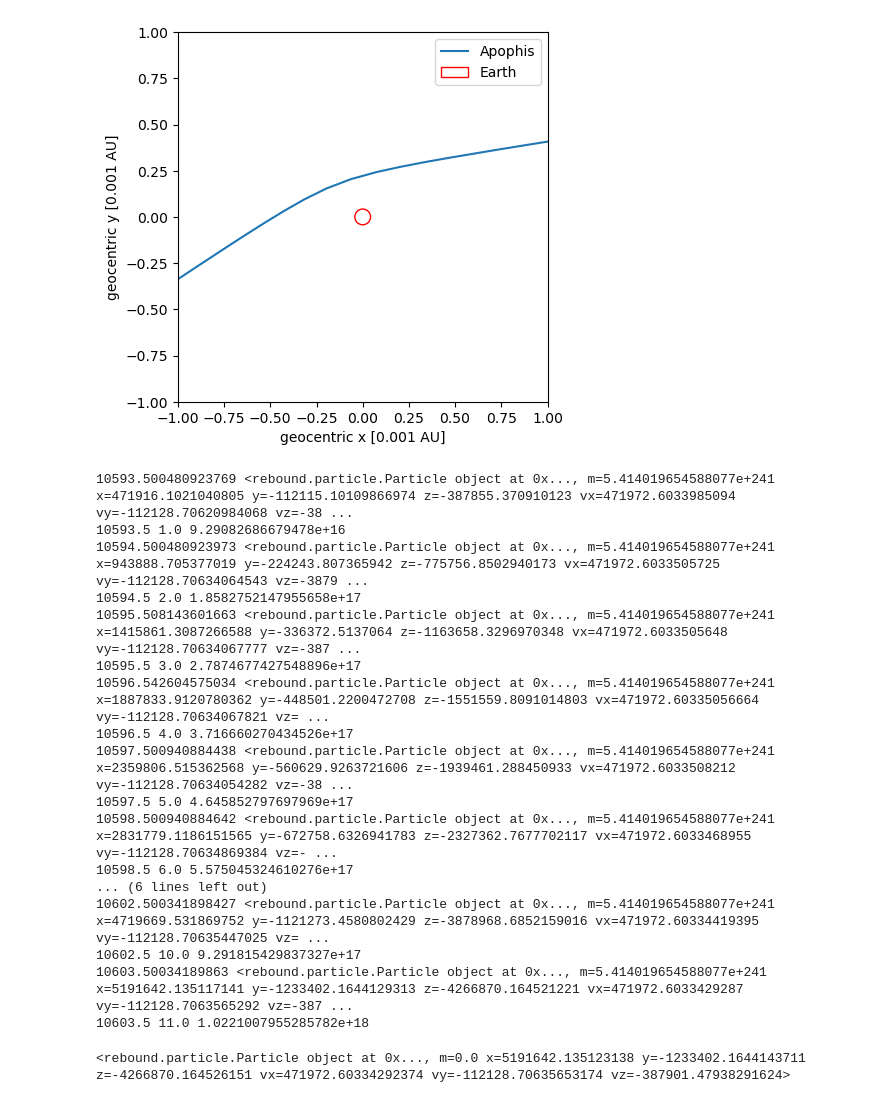
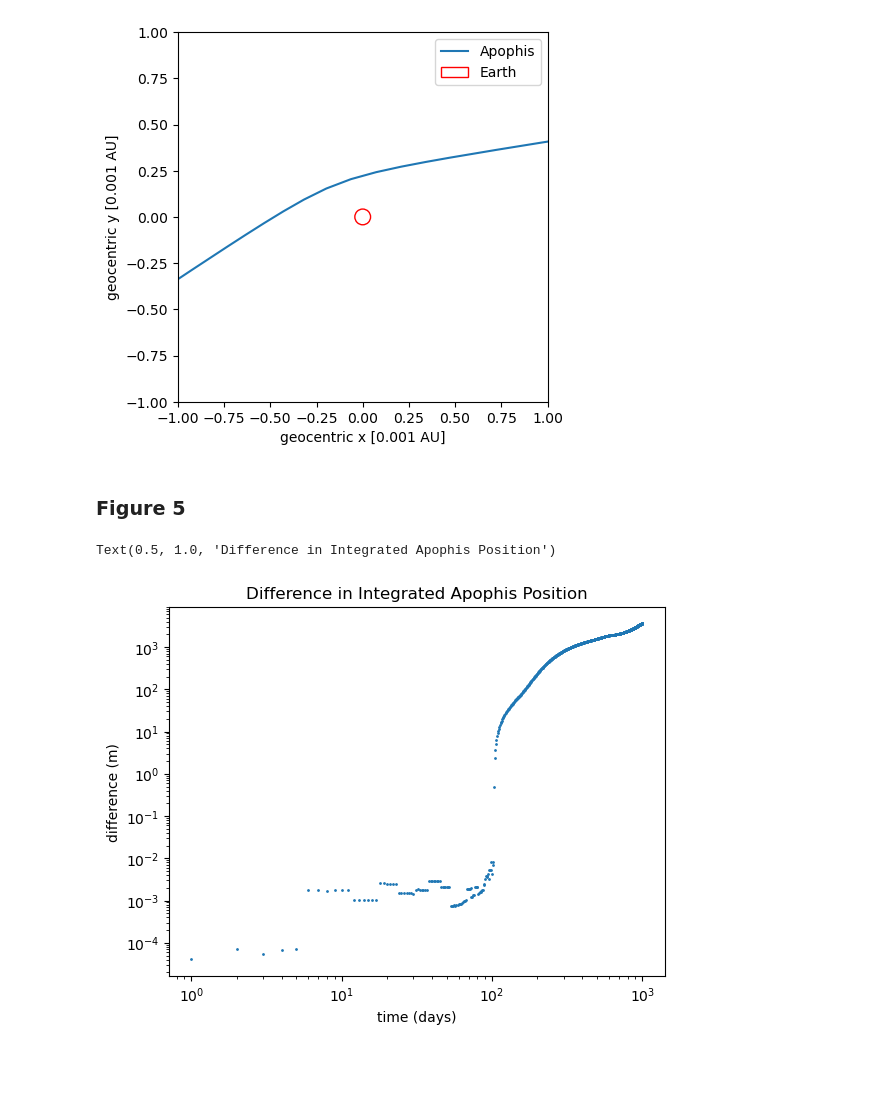
Before and after one commit to matthewholman/assist, a Jupyter notebook: jupyter_examples/publication_figures.ipynb, the cells around one changed output. Drawn from its saved outputs; the diff is of its cells as text; code cells hidden in the pictures; blank space fills up the shorter version.

Commit message:
Added more figures.

```diff
--- a/jupyter_examples/publication_figures.ipynb
+++ b/jupyter_examples/publication_figures.ipynb
@@ -238,6 +242,8 @@ ax.add_patch(c)
 ax.legend();
 # %% [output]
 [figure]
+# %% [markdown]
+### Figure 5
 # %%
 t_initial = 2462137.5 - ephem.jd_ref # Julian Days relative to jd_ref
 
@@ -248,5 +254,6 @@ apophis_initial_helio = rebound.Particle(x = -5.450770368702937E-01, # AU
                                          vy= -5.791529394125580E-03,
                                          vz= -2.503280483635055E-03)
 
+sun_initial = ephem.get_particle("sun", t_initial)
 # convert from heliocentric to barycentric coordinates
 apophis_initial = apophis_initial_helio + sun_initial
@@ -260,8 +269,9 @@ sim.t = t_initial
 sim.dt = 1.0
 sim.ri_ias15.min_dt = 0.001
 ex = assist.Extras(sim, ephem)
-ex.particle_params = np.array([4.999999873689E-13, -2.901085508711E-14, 0.0])
 
+params = np.array([4.999999873689E-13, -2.901085508711E-14, 0.0])
+ex.particle_params = params
 
 res = []
 with open('apophis_sb_daily_v2.txt') as file:
@@ -269,8 +279,7 @@ with open('apophis_sb_daily_v2.txt') as file:
     file.readline()
     file.readline()
     for i, line in enumerate(file):
-        if i>10:
-            break
+
         trange = float(line.split()[0])
         vec = np.array(line.rstrip().split()[-3:], dtype=np.double)
 
@@ -278,31 +287,20 @@ with open('apophis_sb_daily_v2.txt') as file:
         ex.integrate_or_interpolate(t_target)
 
         apophis = sim.particles[0]
-        print(sim.t, apophis)
 
         sun = ephem.get_particle("sun", t_target)
         apophis_sb=vec/au_km + np.array([sun.x, sun.y, sun.z])
         diff = np.linalg.norm(apophis.xyz - apophis_sb)*au2m
-        print(t_target, trange, diff)
+        res.append((trange, diff))
+
+res=np.array(res)
-# %% [output]
-10593.500480923769 <rebound.particle.Particle object at 0x..., m=5.414019654588077e+241 x=471916.1021040805 y=-112115.10109866974 z=-387855.370910123 vx=471972.6033985094 vy=-112128.70620984068 vz=-38 ...
-10593.5 1.0 9.29082686679478e+16
-10594.500480923973 <rebound.particle.Particle object at 0x..., m=5.414019654588077e+241 x=943888.705377019 y=-224243.807365942 z=-775756.8502940173 vx=471972.6033505725 vy=-112128.70634064543 vz=-3879 ...
-10594.5 2.0 1.8582752147955658e+17
-10595.508143601663 <rebound.particle.Particle object at 0x..., m=5.414019654588077e+241 x=1415861.3087266588 y=-336372.5137064 z=-1163658.3296970348 vx=471972.6033505648 vy=-112128.70634067777 vz=-387 ...
-10595.5 3.0 2.7874677427548896e+17
-10596.542604575034 <rebound.particle.Particle object at 0x..., m=5.414019654588077e+241 x=1887833.9120780362 y=-448501.2200472708 z=-1551559.8091014803 vx=471972.60335056664 vy=-112128.70634067821 vz= ...
-10596.5 4.0 3.716660270434526e+17
-10597.500940884438 <rebound.particle.Particle object at 0x..., m=5.414019654588077e+241 x=2359806.515362568 y=-560629.9263721606 z=-1939461.288450933 vx=471972.6033508212 vy=-112128.70634054282 vz=-38 ...
-10597.5 5.0 4.645852797697969e+17
-10598.500940884642 <rebound.particle.Particle object at 0x..., m=5.414019654588077e+241 x=2831779.1186151565 y=-672758.6326941783 z=-2327362.7677702117 vx=471972.6033468955 vy=-112128.70634869384 vz=- ...
-10598.5 6.0 5.575045324610276e+17
-... (6 lines left out)
-10602.500341898427 <rebound.particle.Particle object at 0x..., m=5.414019654588077e+241 x=4719669.531869752 y=-1121273.4580802429 z=-3878968.6852159016 vx=471972.60334419395 vy=-112128.70635447025 vz= ...
-10602.5 10.0 9.291815429837327e+17
-10603.50034189863 <rebound.particle.Particle object at 0x..., m=5.414019654588077e+241 x=5191642.135117141 y=-1233402.1644129313 z=-4266870.164521221 vx=471972.6033429287 vy=-112128.7063565292 vz=-387 ...
-10603.5 11.0 1.0221007955285782e+18
-# %%
-sim.particles[0]
-# %% [output]
-<rebound.particle.Particle object at 0x..., m=0.0 x=5191642.135123138 y=-1233402.1644143711 z=-4266870.164526151 vx=471972.60334292374 vy=-112128.70635653174 vz=-387901.47938291624>
+# %%
+plt.scatter(res[:,0], res[:,1], s=1)
+plt.xlabel('time (days)')
+plt.ylabel('difference (m)')
+plt.yscale('log')
+plt.xscale('log')
+plt.title('Difference in Integrated Apophis Position')
+# %% [output]
+Text(0.5, 1.0, 'Difference in Integrated Apophis Position')
+[figure, added]
```
Also changed, not shown: parts of 3 cells of this notebook.
